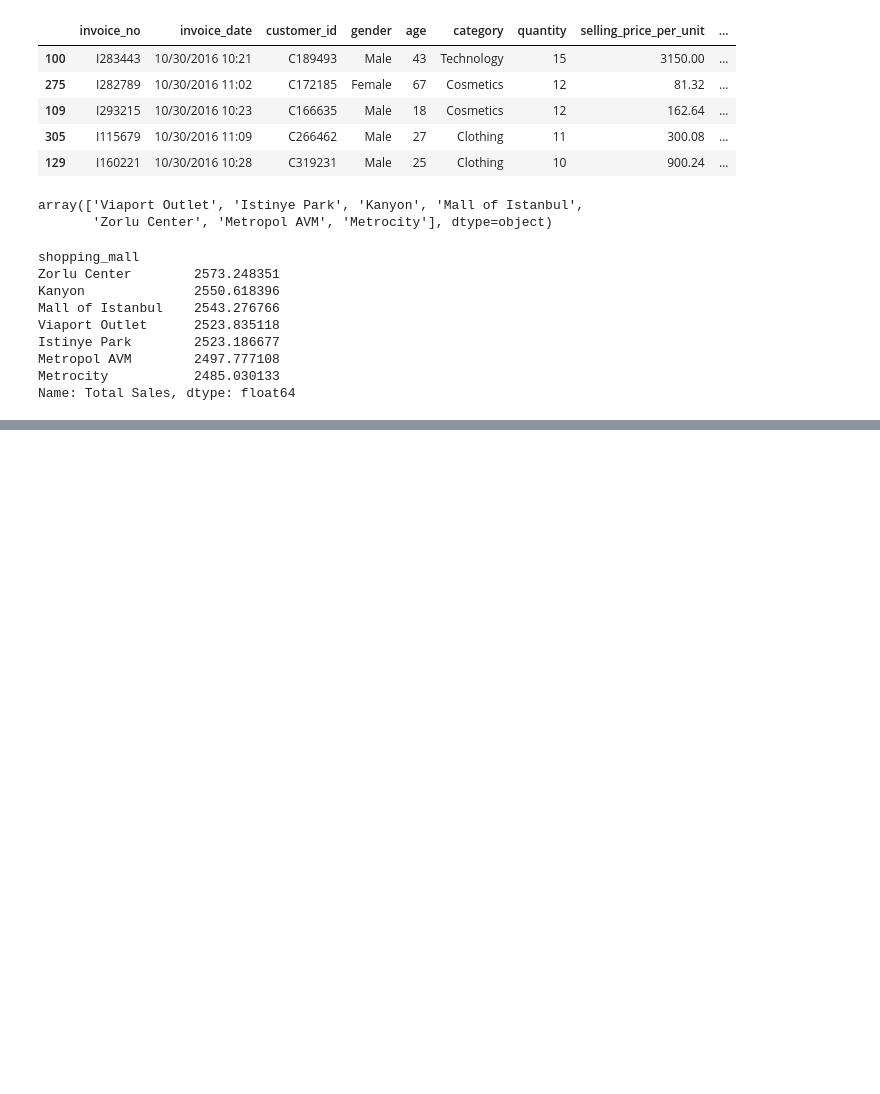
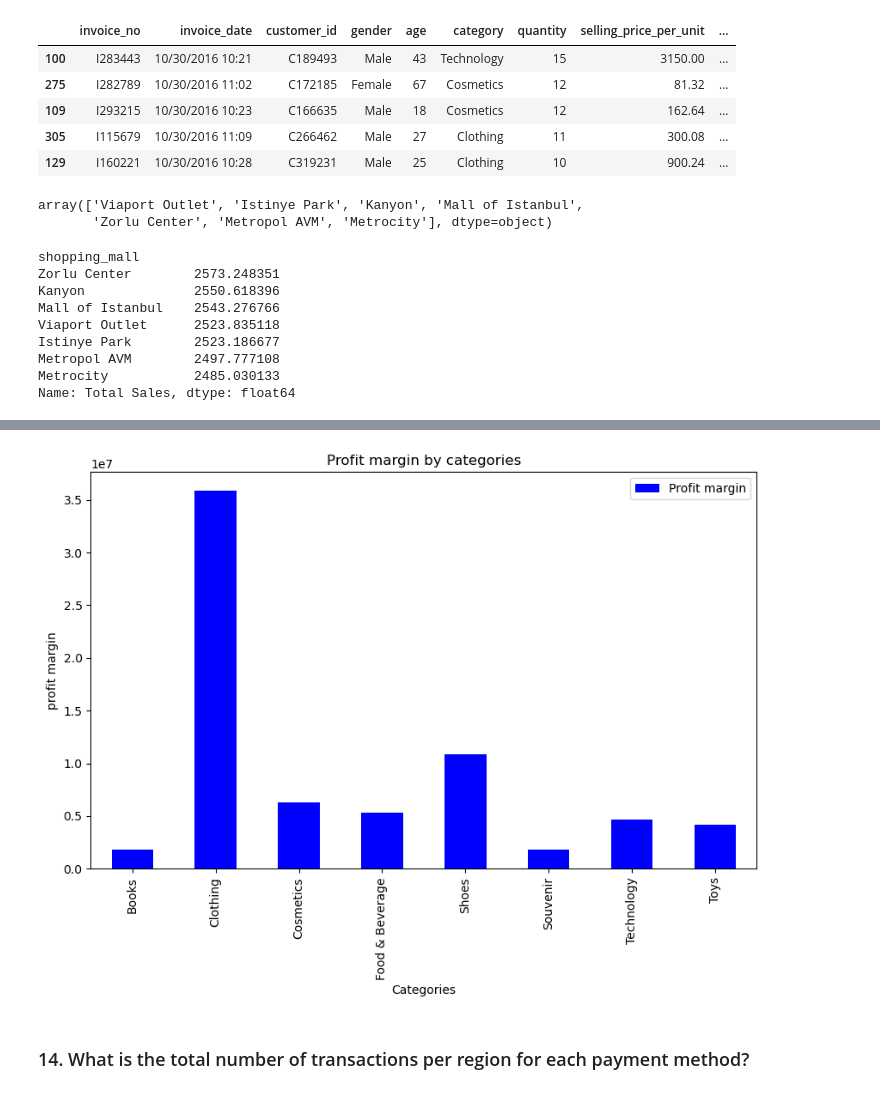
Before and after one commit to Ehsankhanxyz/Data-Anaylst, a Jupyter notebook: Assignment no 8.ipynb, the cells around one changed output, grey strips where cells are left out. Cells and saved outputs as stored; diff of their text form; code cells hidden in the pictures; blank space fills up the shorter version.

```diff
--- a/Assignment no 8.ipynb
+++ b/Assignment no 8.ipynb
@@ -387,0 +387,5 @@ Name: Total Sales, dtype: float64
+# %%
+#adding a new column Profit margin
+df['Profit margin'] = (df['Total Sales']/df['Total Profit'])*100
+df = df.round(2)
+df.head()
@@ -387,0 +413,12 @@ Name: Total Sales, dtype: float64
+# %%
+#diplay bar plot on sorted categories by profit margin
+df.groupby('category')['Profit margin'].sum().plot(kind='bar', figsize=(10, 6), color='blue')
+plt.title('Profit margin by categories')
+plt.xlabel('Categories')
+plt.ylabel('profit margin')
+plt.legend()
+plt.show()
+# %% [output]
+[figure, added]
+# %% [markdown]
+### 14. What is the total number of transactions per region for each payment method?
```
Also changed, not shown: parts of 18 cells of this notebook.
